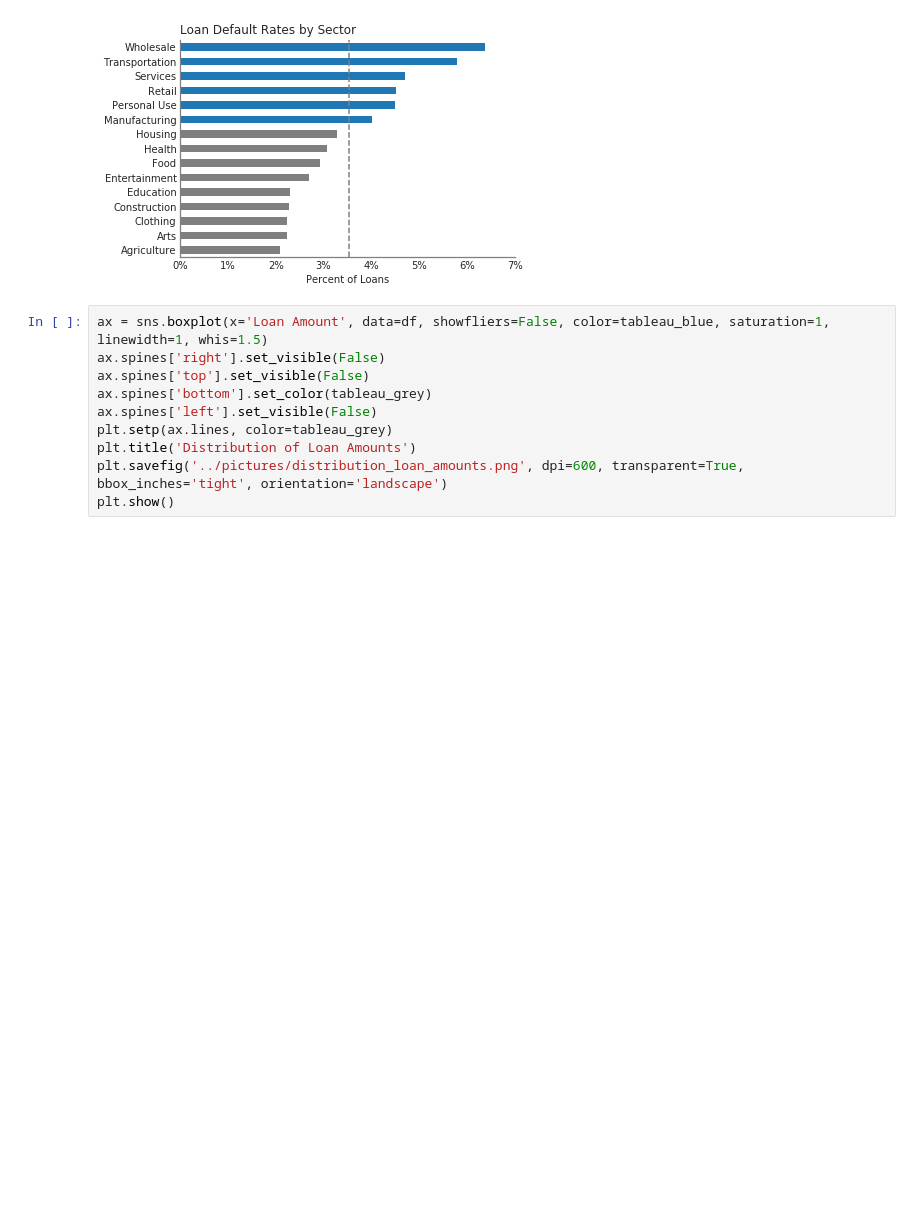
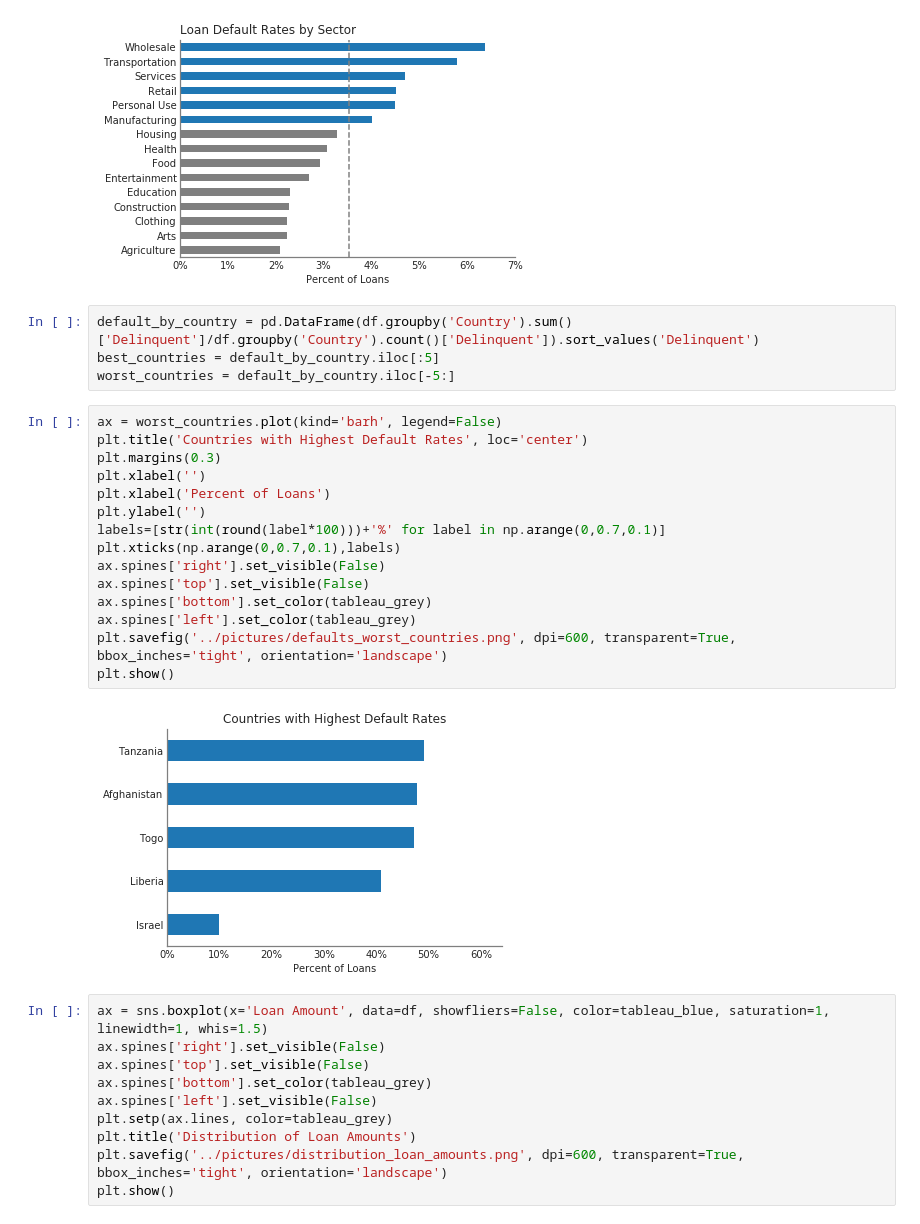
Before and after one commit to clcarver1130/dsi_capstone_project, a Jupyter notebook: notebooks/intial_eda.ipynb, the cells around one changed output. Drawn from its saved outputs; the diff is of its cells as text; blank space fills up the shorter version.

```diff
--- a/notebooks/intial_eda.ipynb
+++ b/notebooks/intial_eda.ipynb
@@ -86,6 +77,27 @@ ax.spines['left'].set_color(tableau_grey)
 plt.savefig('../pictures/defaults_by_sector.png', dpi=600, transparent=True, bbox_inches='tight', orientation='landscape')
 # %% [output]
 [figure]
+# %%
+default_by_country = pd.DataFrame(df.groupby('Country').sum()['Delinquent']/df.groupby('Country').count()['Delinquent']).sort_values('Delinquent')
+best_countries = default_by_country.iloc[:5]
+worst_countries = default_by_country.iloc[-5:]
+# %%
+ax = worst_countries.plot(kind='barh', legend=False)
+plt.title('Countries with Highest Default Rates', loc='center')
+plt.margins(0.3)
+plt.xlabel('')
+plt.xlabel('Percent of Loans')
+plt.ylabel('')
+labels=[str(int(round(label*100)))+'%' for label in np.arange(0,0.7,0.1)]
+plt.xticks(np.arange(0,0.7,0.1),labels)
+ax.spines['right'].set_visible(False)
+ax.spines['top'].set_visible(False)
+ax.spines['bottom'].set_color(tableau_grey)
+ax.spines['left'].set_color(tableau_grey)
+plt.savefig('../pictures/defaults_worst_countries.png', dpi=600, transparent=True, bbox_inches='tight', orientation='landscape')
+plt.show()
+# %% [output]
+[figure, added]
 # %%
 ax = sns.boxplot(x='Loan Amount', data=df, showfliers=False, color=tableau_blue, saturation=1, linewidth=1, whis=1.5)
 ax.spines['right'].set_visible(False)
```
Also changed, not shown: parts of 4 cells of this notebook, 2 other files.
